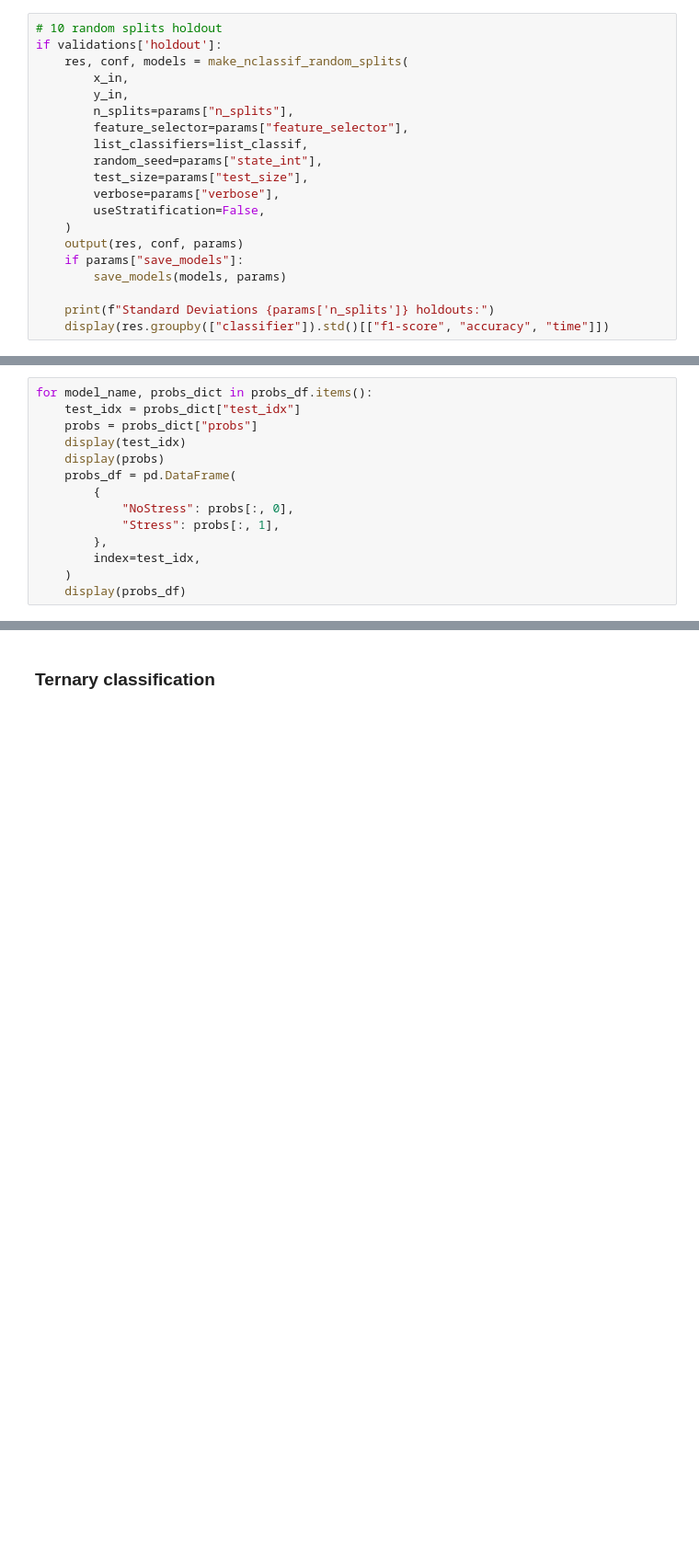
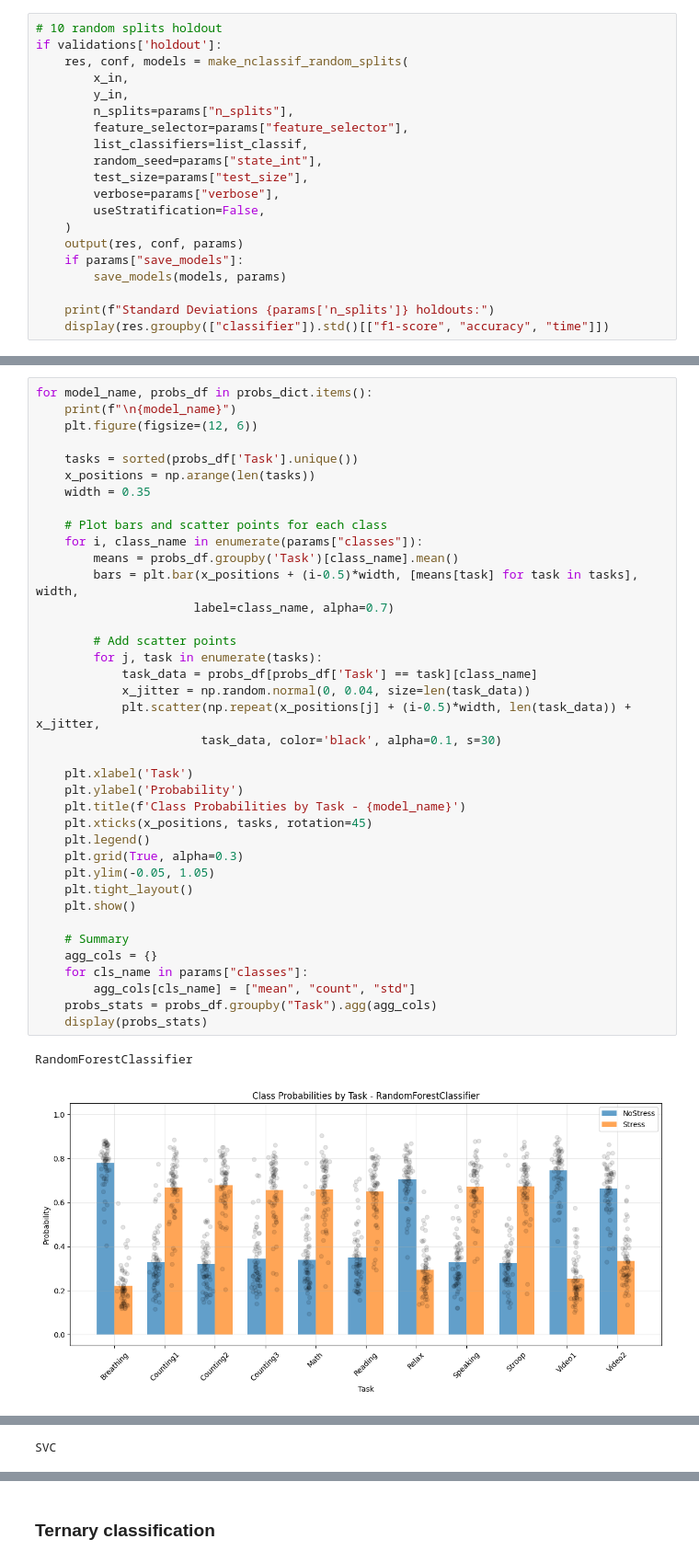
Before and after one commit to sergiodl-ubi/stressID, a Jupyter notebook: Classification/classification_physio.ipynb, the cells around one changed output, grey strips where cells are left out. Shown at 92% size. Drawn from its saved outputs; the diff is of its cells as text; blank space fills up the shorter version.

```diff
--- a/Classification/classification_physio.ipynb
+++ b/Classification/classification_physio.ipynb
@@ -373,14 +502,41 @@ if validations['kfold']:
-# %%
-for model_name, probs_dict in probs_df.items():
-    test_idx = probs_dict["test_idx"]
-    probs = probs_dict["probs"]
-    display(test_idx)
-    display(probs)
-    probs_df = pd.DataFrame(
-        {
-            "NoStress": probs[:, 0],
-            "Stress": probs[:, 1],
-        },
-        index=test_idx,
-    )
-    display(probs_df)
+# %%
+for model_name, probs_df in probs_dict.items():
+    print(f"\n{model_name}")
+    plt.figure(figsize=(12, 6))
+
+    tasks = sorted(probs_df['Task'].unique())
+    x_positions = np.arange(len(tasks))
+    width = 0.35
+
+    # Plot bars and scatter points for each class
+    for i, class_name in enumerate(params["classes"]):
+        means = probs_df.groupby('Task')[class_name].mean()
+        bars = plt.bar(x_positions + (i-0.5)*width, [means[task] for task in tasks], width,
+                      label=class_name, alpha=0.7)
+
+        # Add scatter points
+        for j, task in enumerate(tasks):
+            task_data = probs_df[probs_df['Task'] == task][class_name]
+            x_jitter = np.random.normal(0, 0.04, size=len(task_data))
+            plt.scatter(np.repeat(x_positions[j] + (i-0.5)*width, len(task_data)) + x_jitter,
+                       task_data, color='black', alpha=0.1, s=30)
+
+    plt.xlabel('Task')
+    plt.ylabel('Probability')
+    plt.title(f'Class Probabilities by Task - {model_name}')
+    plt.xticks(x_positions, tasks, rotation=45)
+    plt.legend()
+    plt.grid(True, alpha=0.3)
+    plt.ylim(-0.05, 1.05)
+    plt.tight_layout()
+    plt.show()
+
+    # Summary
+    agg_cols = {}
+    for cls_name in params["classes"]:
+        agg_cols[cls_name] = ["mean", "count", "std"]
+    probs_stats = probs_df.groupby("Task").agg(agg_cols)
+    display(probs_stats)
+# %% [output]
+RandomForestClassifier
+[figure, added]
@@ -386,0 +557 @@ for model_name, probs_dict in probs_df.items():
+SVC
```
Also changed, not shown: parts of 7 cells of this notebook, 2 other files.
